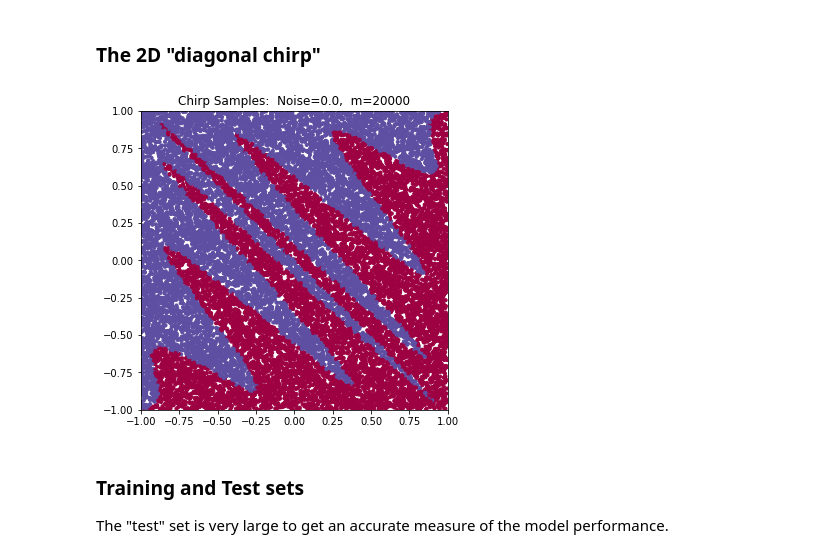
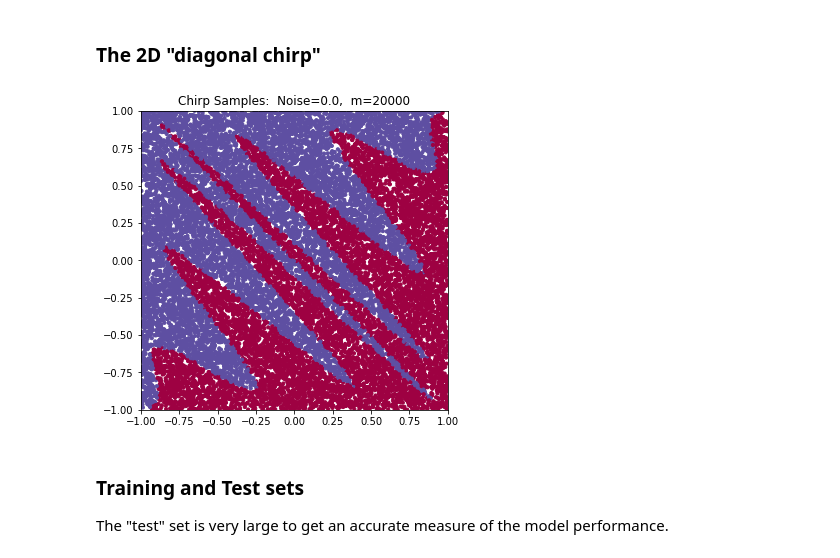
Before and after one commit to dan3dewey/chirp-to-ROC, a Jupyter notebook: chirp-to-ROC_demo.ipynb, the cells around one changed output. Drawn from its saved outputs; the diff is of its cells as text; code cells hidden in the pictures.

```diff
--- a/chirp-to-ROC_demo.ipynb
+++ b/chirp-to-ROC_demo.ipynb
@@ -28,13 +28,21 @@ reload(chp)
 ### The 2D "diagonal chirp"
 # %%
 # Show the chirp model with no noise and many samples
+#
+# Chirp parameters to use (default: 6.5, 0.65, False ):
+chp_nhf = 6.5
+chp_warp = 0.65
+chp_symm = False
+
 show_noise=0.0
-X_show, y_show = chp.make_chirp(n_out=20000, nhalfcycles=6.5, noise=show_noise, symmetric=False)
+
+X_show, y_show = chp.make_chirp(n_out=20000,
+                                nhalfcycles=chp_nhf, warpexp=chp_warp, symmetric=chp_symm, noise=show_noise)
 
 chp.plot_Xy(X_show, y_show, title="Chirp Samples:  Noise={},  m={}".format(show_noise,len(y_show)),
                                    s = 10)
 # %% [output]
-[figure, old version]
+[figure, new version]
 # %% [markdown]
 ### Training and Test sets
 The "test" set is very large to get an accurate measure of the model performance.
```
Also changed, not shown: parts of 55 cells of this notebook, 2 other files.
